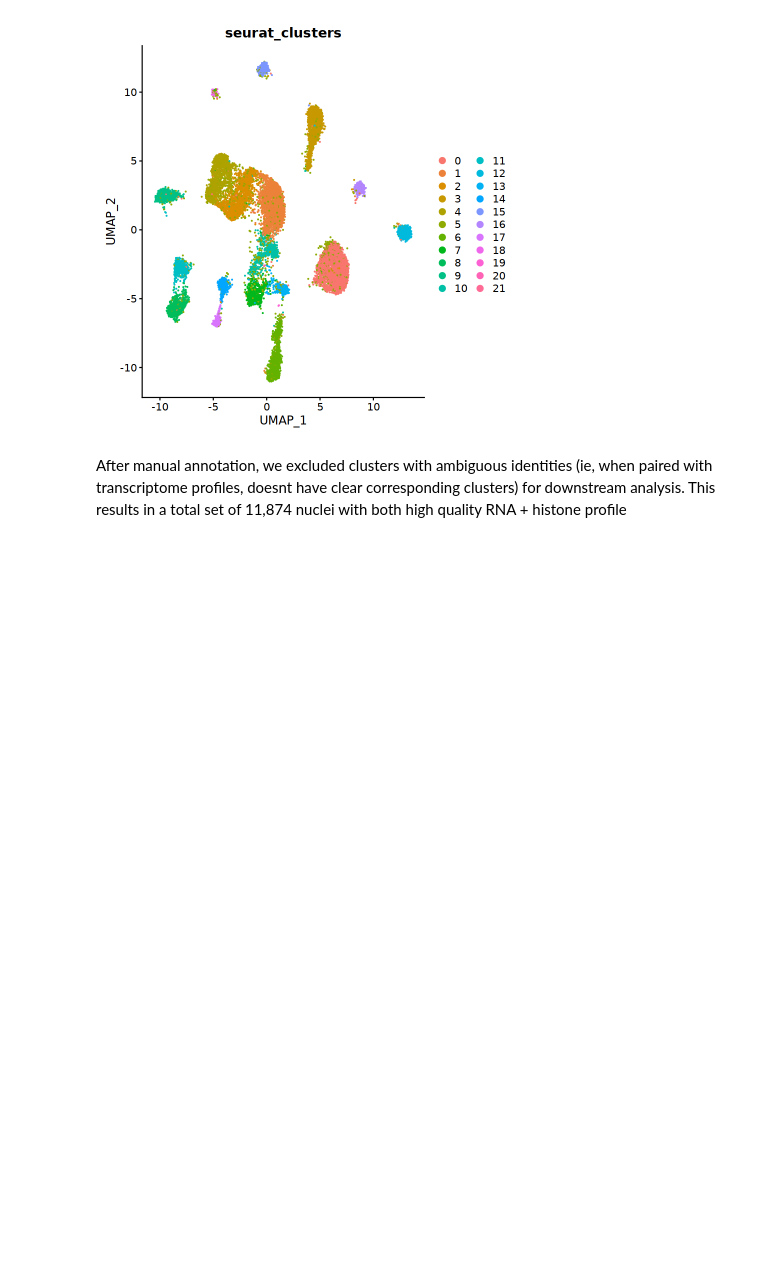
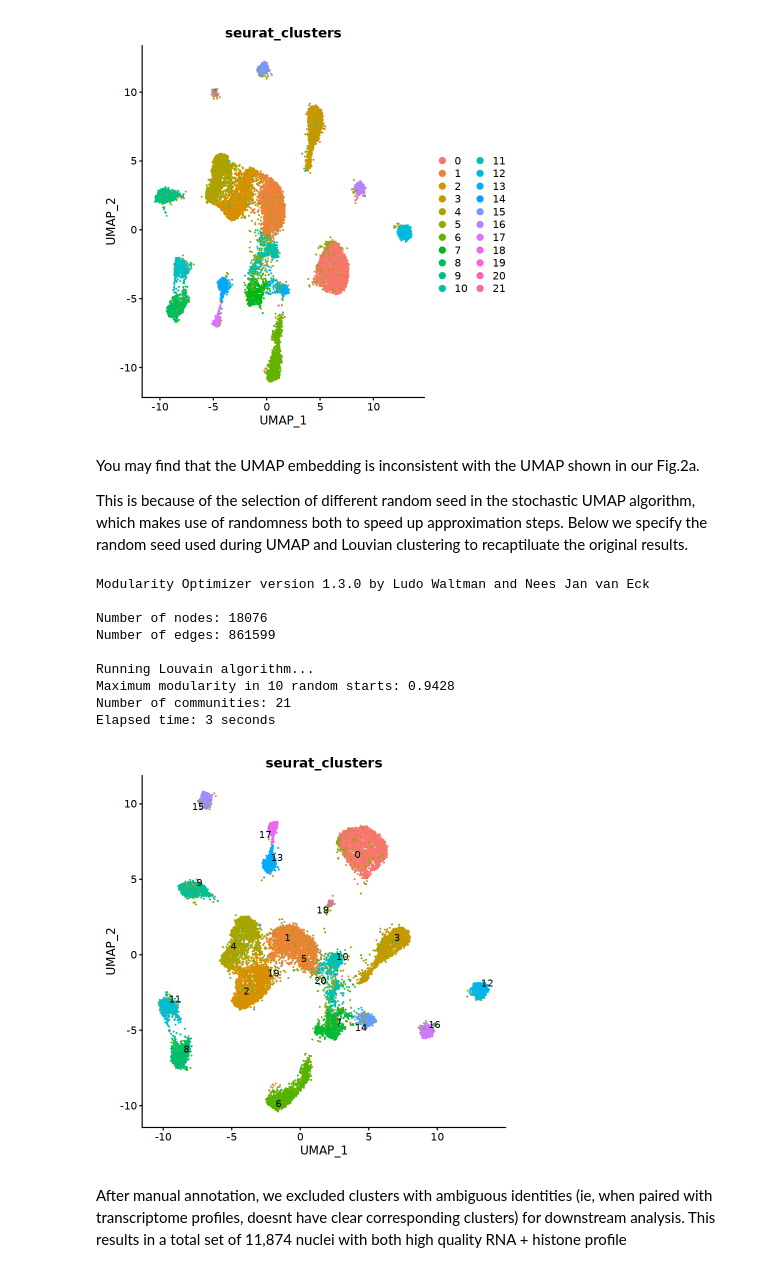
Before and after one commit to Xieeeee/Droplet-Paired-Tag, a Jupyter notebook: 02.analysis/notebook/02.Clustering.ipynb, the cells around one changed output. Cells and saved outputs as stored; diff of their text form; code cells hidden in the pictures; blank space fills up the shorter version.

Commit message:
230622: add comments to UMAP of histone clustering

```diff
--- a/02.analysis/notebook/02.Clustering.ipynb
+++ b/02.analysis/notebook/02.Clustering.ipynb
@@ -255,6 +255,29 @@ Number of communities: 22
 Elapsed time: 2 seconds
 [figure]
 [figure]
+# %% [markdown]
+You may find that the UMAP embedding is inconsistent with the UMAP shown in our Fig.2a.
+
+This is because of the selection of different random seed in the stochastic UMAP algorithm, which makes use of randomness both to speed up approximation steps. Below we specify the random seed used during UMAP and Louvian clustering to recaptiluate the original results.
+# %%
+mmg <- RunUMAP(mmg, reduction = "harmony", dims = 2:30, verbose = F,
+               seed.use = 42) ### seed 42 for UMAP
+mmg <- FindNeighbors(object = mmg, reduction = 'harmony', dims = 2:30, verbose = F)
+mmg <- FindClusters(object = mmg, resolution = 0.5, algorithm = 1,
+                    random.seed = 0) ### seed 0 for the original Louvian clustering (algorithm = 1)
+
+DimPlot(mmg, group.by = "seurat_clusters", label = T, repel = T) + NoLegend()
+# %% [output]
+Modularity Optimizer version 1.3.0 by Ludo Waltman and Nees Jan van Eck
+
+Number of nodes: 18076
+Number of edges: 861599
+
+Running Louvain algorithm...
+Maximum modularity in 10 random starts: 0.9428
+Number of communities: 21
+Elapsed time: 3 seconds
+[figure, added]
 # %%
 gene.activities <- GeneActivity(mmg)
 mmg[["GA"]] <- CreateAssayObject(counts = gene.activities)
```
Also changed, not shown: parts of 2 cells of this notebook.
